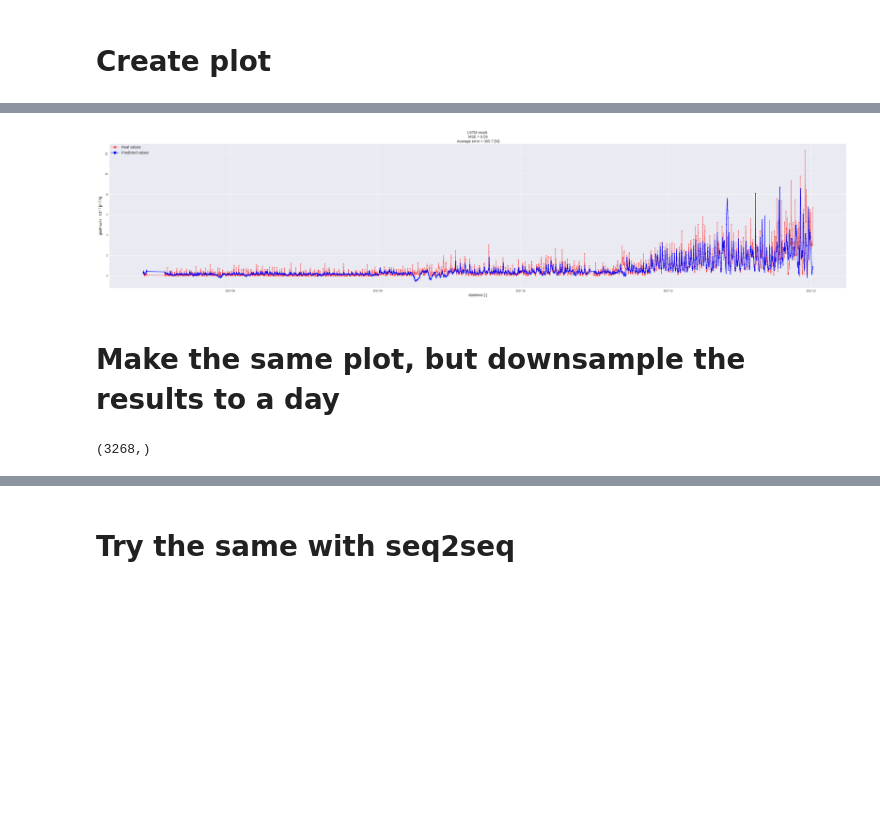
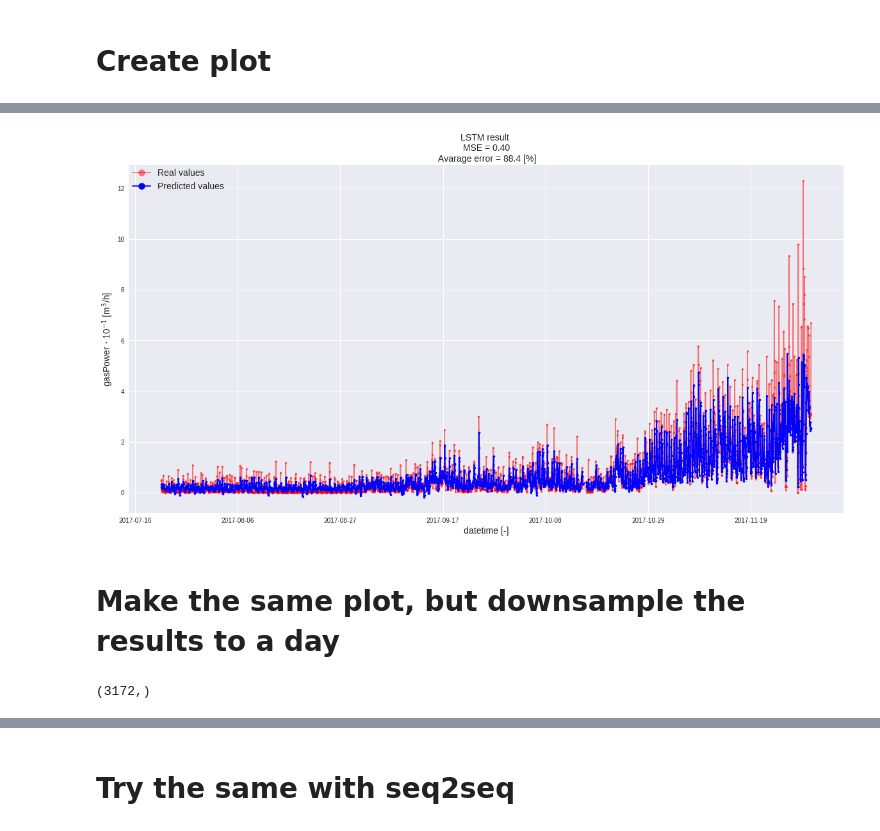
Before and after one commit to deKeijzer/KB-74-OPSCHALER, a Jupyter notebook: Personal_folders/Brian/Keras/LSTM.ipynb, the cells around one changed output, grey strips where cells are left out. Saved outputs shown, nothing was run; the diff lists cells and outputs as text; code cells hidden in the pictures; blank space fills up the shorter version.

Commit message:
LSTM & seq2seq results updated.

```diff
--- a/Personal_folders/Brian/Keras/LSTM.ipynb
+++ b/Personal_folders/Brian/Keras/LSTM.ipynb
@@ -127,7 +125,7 @@ data.head()
 # %% [markdown]
 # Preprocessing, data to lstm format
 # %%
-look_back = 5 # D -> 5
+look_back = 5*24 # D -> 5
 num_features = data.shape[1] - 1
 output_dim = 1
 test_size = 0.5
@@ -187,0 +167,24 @@ KeyboardInterrupt:
+# %%
+"""
+Look back , 5
+nodes, 35
+
+More only makes the model more complex and harder/slower to train
+"""
+
+epochs = 135 #135
+
+sgd = SGD(lr=0.05, momentum=0.9, decay=0, nesterov=True) # sgd in general yields better results, but needs a lot of tweeking and is slower
+
+# compile & fit
+model.compile(optimizer=sgd, loss = ['mse'], metrics=[abs_percentage_error])
+
+
+early_stopping_monitor = EarlyStopping(patience=5000)
+
+
+
+model.fit(X_train, y_train, epochs=epochs, batch_size=int(len(X_train)/1), validation_data=(X_test, y_test),
+         verbose=2, callbacks=[PlotLossesKeras(), early_stopping_monitor])
+
+print(model.summary())
@@ -188,5 +210,15 @@ KeyboardInterrupt:
 # %% [markdown]
 # Create plot
+# %%
+y_preds = model.predict(X_test)
+y_true = y_test.reshape(y_test.shape[0], 1)
+
+split_index = int(data.shape[0]*test_size)
+x = data[split_index:]
+#len(y_true), len(x)
+
+datetime_difference = len(x) - len(y_true)
+x = x[datetime_difference:] # Correct for datetime difference, this is a dirty way of doing it
 # %%
 plt.figure(figsize=(20,10))
 plt.plot(x.index, y_true, '.-', color='r', label='Real values', alpha=0.5)
@@ -197,8 +229,8 @@ plt.xlabel('datetime [-]', fontsize=14) #TODO: set x values as actual dates
 
 plt.legend(loc='upper left', borderaxespad=0, frameon=False, fontsize=14, markerscale=3)
 
-mse = model.evaluate(X_test, y_test)[1]
-perc = model.evaluate(X_test, y_test)[2]
+mse = model.evaluate(X_test, y_test)[0]
+perc = model.evaluate(X_test, y_test)[1]
 
 plt.title('LSTM result \n MSE = %.2f \n Avarage error = %.1f [%%]' % (mse, perc), fontsize = 14)
 
@@ -210,5 +242,5 @@ print('FINISHED')
 FINISHED
-[figure, old version]
+[figure, new version]
 # %% [markdown]
 # Make the same plot, but downsample the results to a day
 # %%
@@ -238,11 +270,11 @@ result.columns = ['y_pred', 'y_true']
 result['datetime'] = datetime
 result = result.set_index(['datetime'])
 
-result = result.resample('D').mean() # Resample data
+result = result.resample('D').sum() # Resample data
 
 result = result.dropna()
 # %% [output]
-(3268,)
+(3172,)
 # %%
 # Calculate the mean abs percentage difference
 
```
Also changed, not shown: parts of 13 cells of this notebook, 5 other files.
